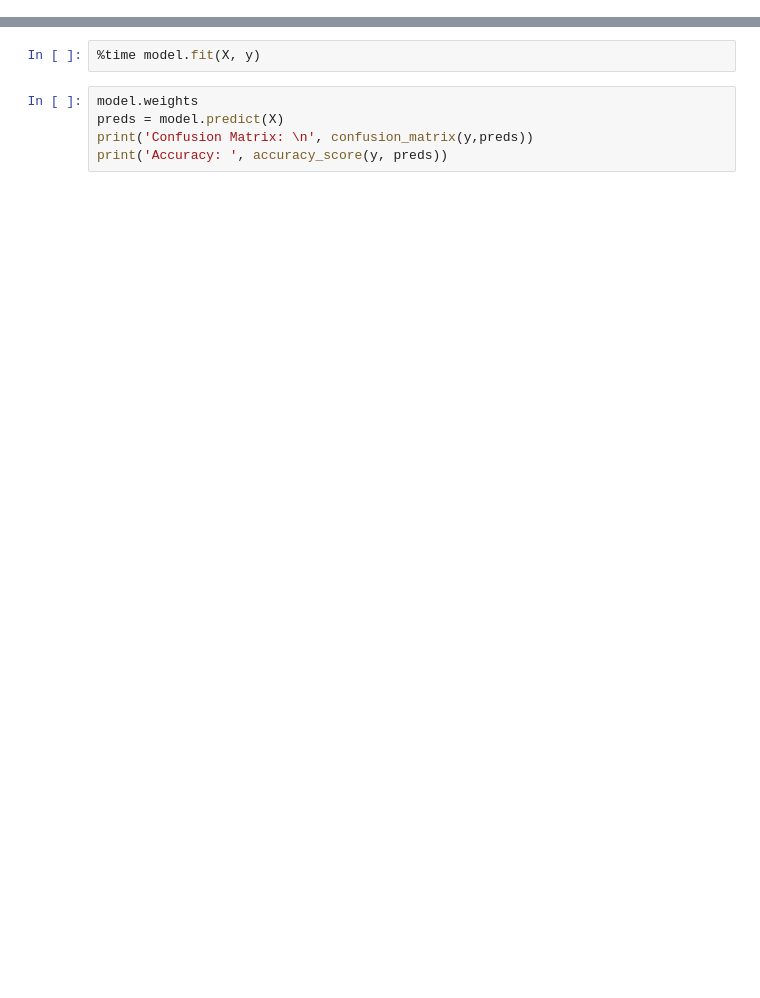
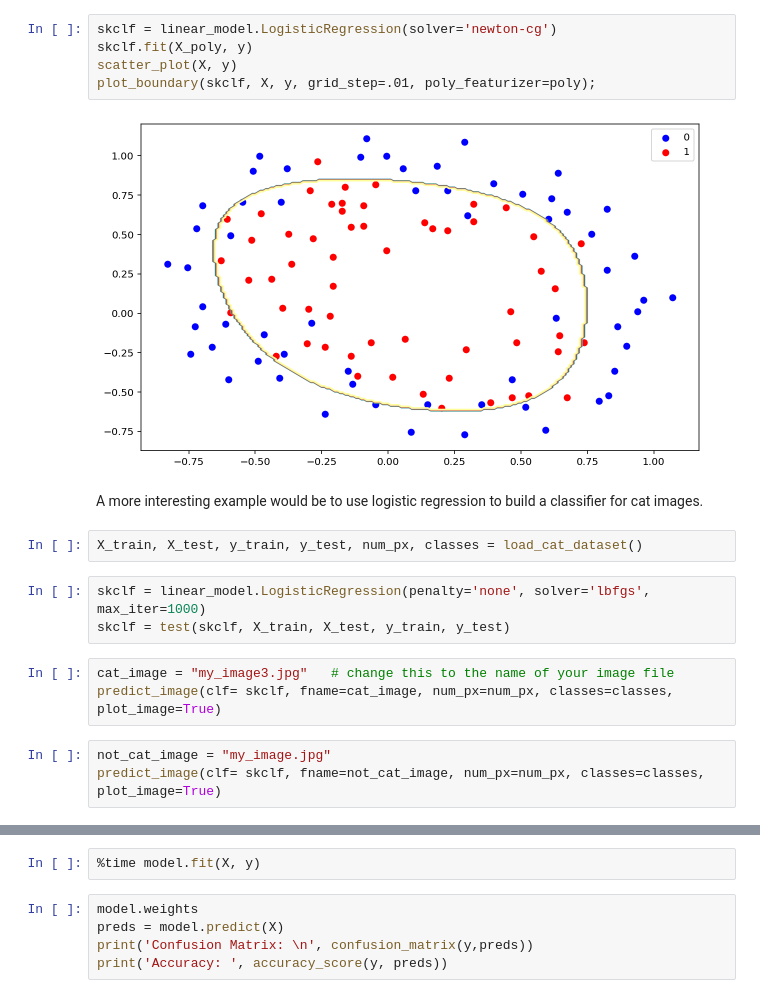
Before and after one commit to nickyfoto/learn, a Jupyter notebook: logistic_regression.ipynb, the cells around one changed output, grey strips where cells are left out. Drawn from its saved outputs; the diff is of its cells as text; blank space fills up the shorter version.

```diff
--- a/logistic_regression.ipynb
+++ b/logistic_regression.ipynb
@@ -43,0 +70,20 @@ plt.legend();
+# %%
+skclf = linear_model.LogisticRegression(solver='newton-cg')
+skclf.fit(X_poly, y)
+scatter_plot(X, y)
+plot_boundary(skclf, X, y, grid_step=.01, poly_featurizer=poly);
+# %% [output]
+[figure, added]
+# %% [markdown]
+A more interesting example would be to use logistic regression to build a classifier for cat images.
+# %%
+X_train, X_test, y_train, y_test, num_px, classes = load_cat_dataset()
+# %%
+skclf = linear_model.LogisticRegression(penalty='none', solver='lbfgs', max_iter=1000)
+skclf = test(skclf, X_train, X_test, y_train, y_test)
+# %%
+cat_image = "my_image3.jpg"   # change this to the name of your image file
+predict_image(clf= skclf, fname=cat_image, num_px=num_px, classes=classes, plot_image=True)
+# %%
+not_cat_image = "my_image.jpg"
+predict_image(clf= skclf, fname=not_cat_image, num_px=num_px, classes=classes, plot_image=True)
```
Also changed, not shown: parts of 63 cells of this notebook, 5 other files.
